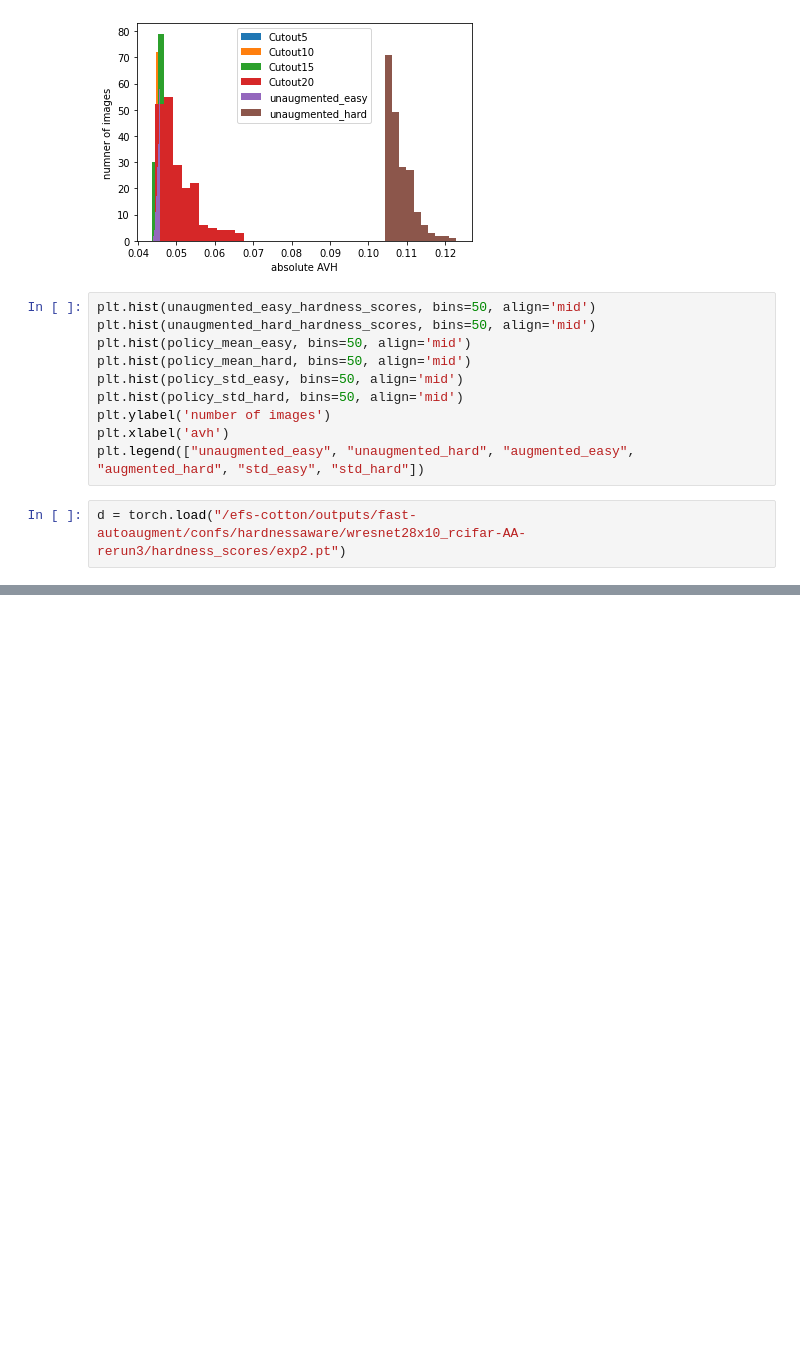
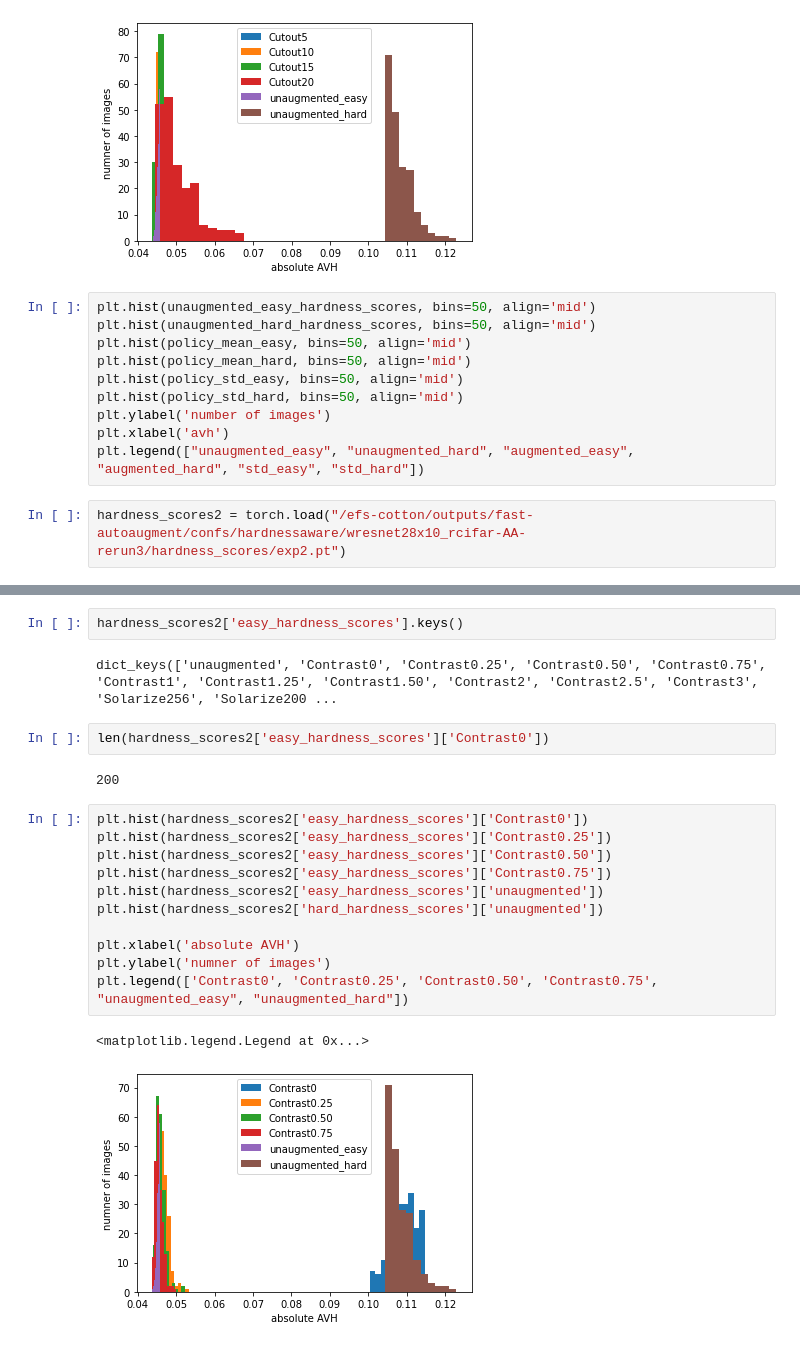
Before and after one commit to chandan-wai/fast-autoaugment, a Jupyter notebook: FastAutoAugment/plot_augmentations_avh.ipynb, the cells around one changed output, grey strips where cells are left out. Saved outputs shown, nothing was run; the diff lists cells and outputs as text; blank space fills up the shorter version.

```diff
--- a/FastAutoAugment/plot_augmentations_avh.ipynb
+++ b/FastAutoAugment/plot_augmentations_avh.ipynb
@@ -231,5 +231,5 @@ plt.ylabel('number of images')
 plt.xlabel('avh')
 plt.legend(["unaugmented_easy", "unaugmented_hard", "augmented_easy", "augmented_hard", "std_easy", "std_hard"])
 # %%
-d = torch.load("/efs-cotton/outputs/fast-autoaugment/confs/hardnessaware/wresnet28x10_rcifar-AA-rerun3/hardness_scores/exp2.pt")
+hardness_scores2 = torch.load("/efs-cotton/outputs/fast-autoaugment/confs/hardnessaware/wresnet28x10_rcifar-AA-rerun3/hardness_scores/exp2.pt")
 # %%
@@ -254,3 +254,25 @@ d['policy']
  'Solarize150': [('Solarize', 1, 150)],
  'Solarize100': [('Solarize', 1, 100)],
  'Solarize50': [('Solarize', 1, 50)]}
+# %%
+hardness_scores2['easy_hardness_scores'].keys()
+# %% [output]
+dict_keys(['unaugmented', 'Contrast0', 'Contrast0.25', 'Contrast0.50', 'Contrast0.75', 'Contrast1', 'Contrast1.25', 'Contrast1.50', 'Contrast2', 'Contrast2.5', 'Contrast3', 'Solarize256', 'Solarize200 ...
+# %%
+len(hardness_scores2['easy_hardness_scores']['Contrast0'])
+# %% [output]
+200
+# %%
+plt.hist(hardness_scores2['easy_hardness_scores']['Contrast0'])
+plt.hist(hardness_scores2['easy_hardness_scores']['Contrast0.25'])
+plt.hist(hardness_scores2['easy_hardness_scores']['Contrast0.50'])
+plt.hist(hardness_scores2['easy_hardness_scores']['Contrast0.75'])
+plt.hist(hardness_scores2['easy_hardness_scores']['unaugmented'])
+plt.hist(hardness_scores2['hard_hardness_scores']['unaugmented'])
+
+plt.xlabel('absolute AVH')
+plt.ylabel('numner of images')
+plt.legend(['Contrast0', 'Contrast0.25', 'Contrast0.50', 'Contrast0.75', "unaugmented_easy", "unaugmented_hard"])
+# %% [output]
+<matplotlib.legend.Legend at 0x...>
+[figure, added]
```
Also changed, not shown: parts of 4 cells of this notebook, 2 other files.
